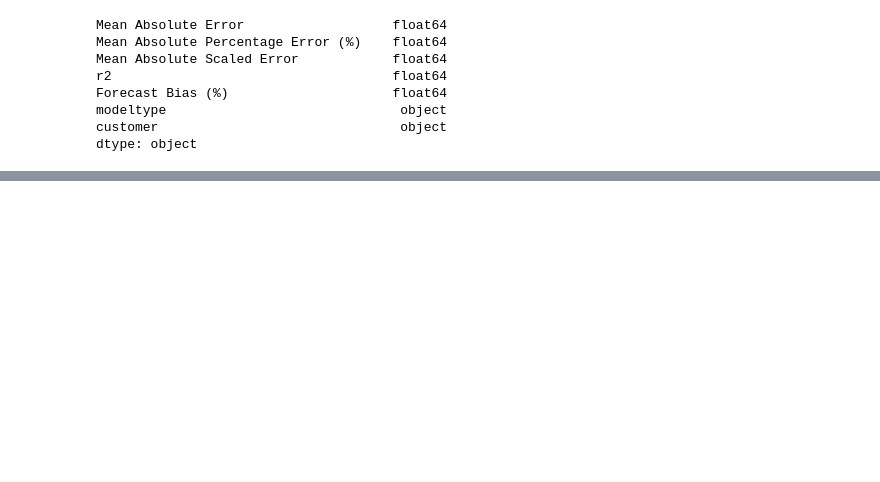
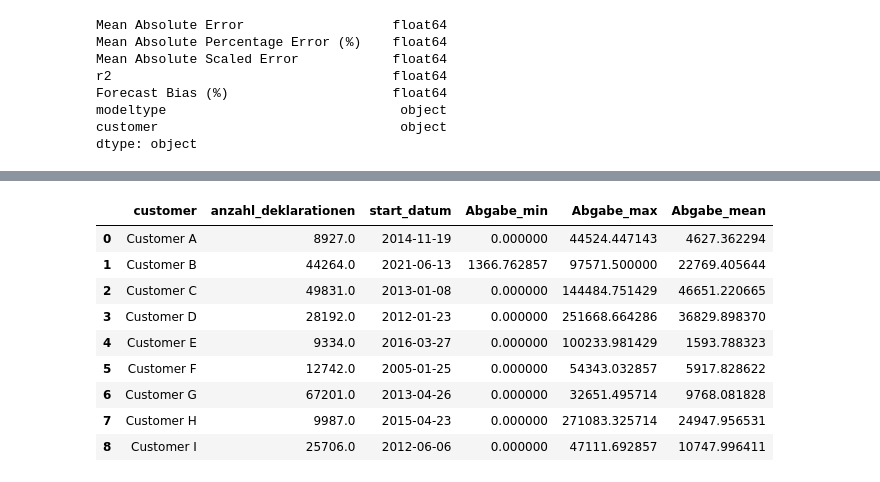
Before and after one commit to StefanEissler/Customs_Fee_Forecasting, a Jupyter notebook: notebooks/performance.ipynb, the cells around one changed output, grey strips where cells are left out. Drawn from its saved outputs; the diff is of its cells as text; code cells hidden in the pictures; blank space fills up the shorter version.

```diff
--- a/notebooks/performance.ipynb
+++ b/notebooks/performance.ipynb
@@ -28,0 +76,34 @@ avg_metrics_by_modeltype
+# %%
+import string
+
+customer_data = [
+    customer_a_data,
+    customer_b_data,
+    customer_c_data,
+    customer_d_data,
+    customer_e_data,
+    customer_f_data,
+    customer_g_data,
+    customer_h_data,
+    customer_i_data,
+]
+
+info_list = []
+
+for idx, df in enumerate(customer_data, start=1):
+    letter_idx = string.ascii_uppercase[idx - 1]
+    info_list.append((f"Customer {letter_idx}", df.deklarationen_pro_tag.sum(), df.index[0], df.Abgabe_movavg.min(), df.Abgabe_movavg.max(), df.Abgabe_movavg.mean()))
+
+customer_meta_data = pd.DataFrame(info_list, columns=["customer", "anzahl_deklarationen", "start_datum", "Abgabe_min", "Abgabe_max", "Abgabe_mean"])
+customer_meta_data
+# %% [output]
+|  | customer | anzahl_deklarationen | start_datum | Abgabe_min | Abgabe_max | Abgabe_mean |
+| 0 | Customer A | 8927.0 | 2014-11-19 | 0.000000 | 44524.447143 | 4627.362294 |
+| 1 | Customer B | 44264.0 | 2021-06-13 | 1366.762857 | 97571.500000 | 22769.405644 |
+| 2 | Customer C | 49831.0 | 2013-01-08 | 0.000000 | 144484.751429 | 46651.220665 |
+| 3 | Customer D | 28192.0 | 2012-01-23 | 0.000000 | 251668.664286 | 36829.898370 |
+| 4 | Customer E | 9334.0 | 2016-03-27 | 0.000000 | 100233.981429 | 1593.788323 |
+| 5 | Customer F | 12742.0 | 2005-01-25 | 0.000000 | 54343.032857 | 5917.828622 |
+| 6 | Customer G | 67201.0 | 2013-04-26 | 0.000000 | 32651.495714 | 9768.081828 |
+| 7 | Customer H | 9987.0 | 2015-04-23 | 0.000000 | 271083.325714 | 24947.956531 |
+| 8 | Customer I | 25706.0 | 2012-06-06 | 0.000000 | 47111.692857 | 10747.996411 |
```
Also changed, not shown: parts of 3 cells of this notebook, 9 other files.
